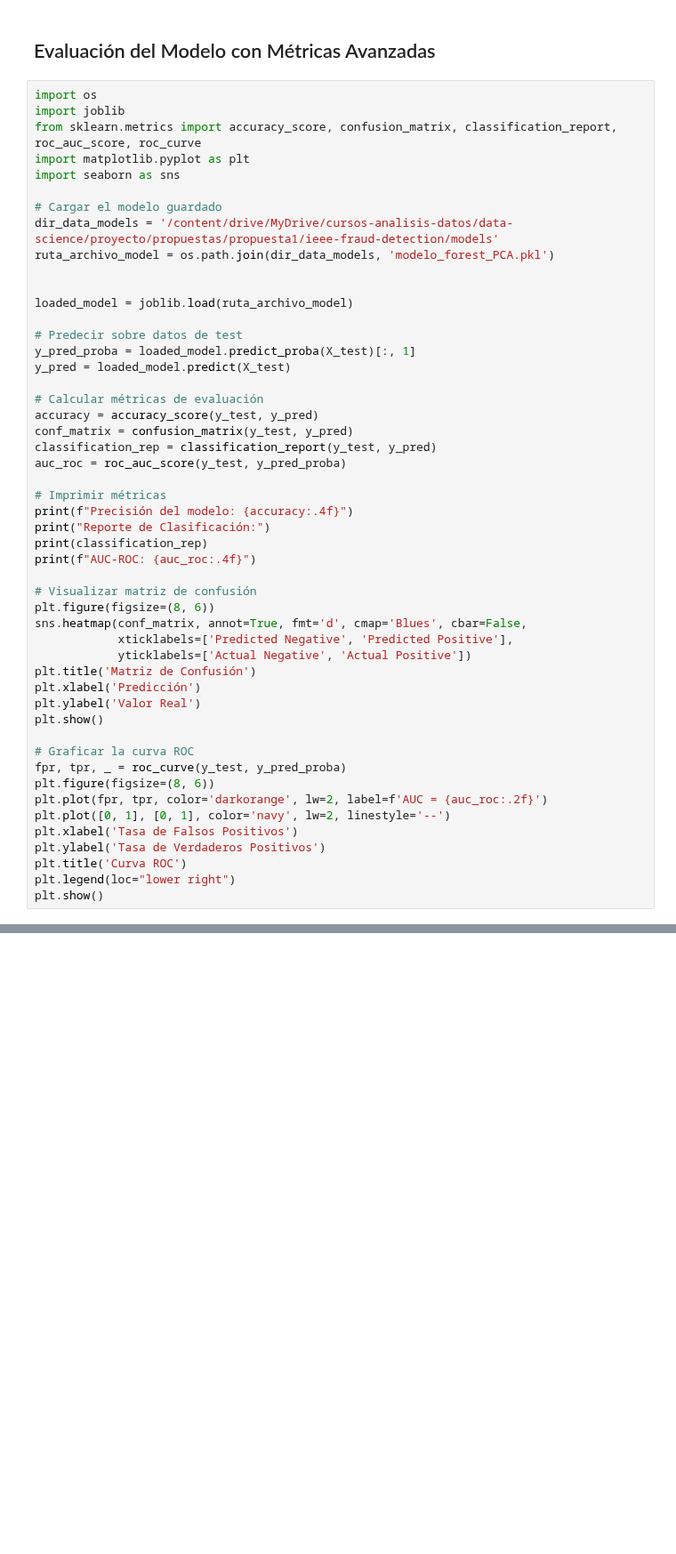
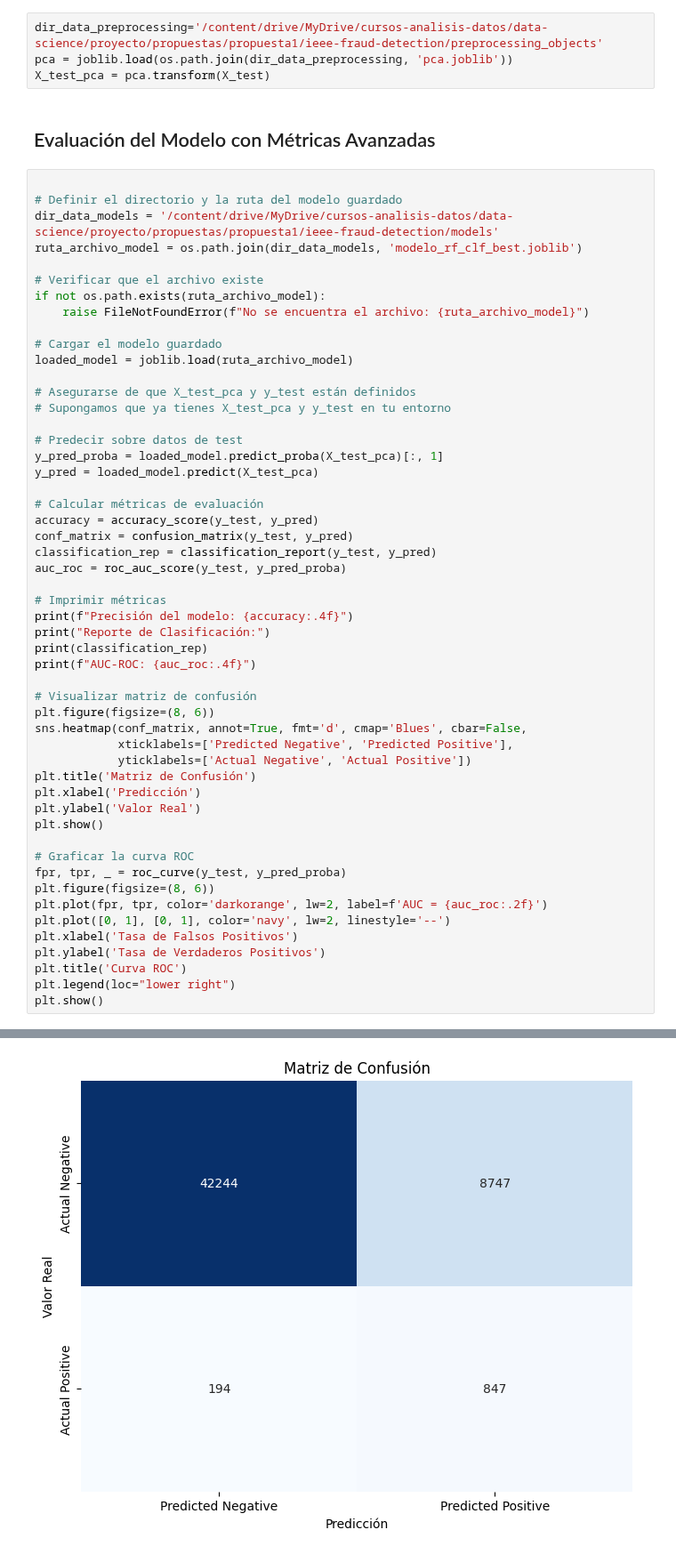
Before and after one commit to JRamos84/deteccion_fraude, a Jupyter notebook: notebooks/06_model_Evaluation_and_Validation.ipynb, the cells around one changed output, grey strips where cells are left out. Shown at 89% size. Cells and saved outputs as stored; diff of their text form; blank space fills up the shorter version.

Commit message:
buenos resultado con test - falta solo conclusion

```diff
--- a/notebooks/06_model_Evaluation_and_Validation.ipynb
+++ b/notebooks/06_model_Evaluation_and_Validation.ipynb
@@ -29,25 +32,31 @@ ruta_archivo_X_test = os.path.join(dir_data_processed, 'X_test_procesados.csv')
 ruta_archivo_y_test = os.path.join(dir_data_processed, 'y_test_procesados.csv')
 X_test= pd.read_csv(ruta_archivo_X_test)
 y_test= pd.read_csv(ruta_archivo_y_test)
+# %%
+dir_data_preprocessing='/content/drive/MyDrive/cursos-analisis-datos/data-science/proyecto/propuestas/propuesta1/ieee-fraud-detection/preprocessing_objects'
+pca = joblib.load(os.path.join(dir_data_preprocessing, 'pca.joblib'))
+X_test_pca = pca.transform(X_test)
 # %% [markdown]
 ## Evaluación del Modelo con Métricas Avanzadas
 # %%
-import os
-import joblib
-from sklearn.metrics import accuracy_score, confusion_matrix, classification_report, roc_auc_score, roc_curve
-import matplotlib.pyplot as plt
-import seaborn as sns
+
+# Definir el directorio y la ruta del modelo guardado
+dir_data_models = '/content/drive/MyDrive/cursos-analisis-datos/data-science/proyecto/propuestas/propuesta1/ieee-fraud-detection/models'
+ruta_archivo_model = os.path.join(dir_data_models, 'modelo_rf_clf_best.joblib')
+
+# Verificar que el archivo existe
+if not os.path.exists(ruta_archivo_model):
+    raise FileNotFoundError(f"No se encuentra el archivo: {ruta_archivo_model}")
 
 # Cargar el modelo guardado
-dir_data_models = '/content/drive/MyDrive/cursos-analisis-datos/data-science/proyecto/propuestas/propuesta1/ieee-fraud-detection/models'
-ruta_archivo_model = os.path.join(dir_data_models, 'modelo_forest_PCA.pkl')
-
-
 loaded_model = joblib.load(ruta_archivo_model)
 
+# Asegurarse de que X_test_pca y y_test están definidos
+# Supongamos que ya tienes X_test_pca y y_test en tu entorno
+
 # Predecir sobre datos de test
-y_pred_proba = loaded_model.predict_proba(X_test)[:, 1]
-y_pred = loaded_model.predict(X_test)
+y_pred_proba = loaded_model.predict_proba(X_test_pca)[:, 1]
+y_pred = loaded_model.predict(X_test_pca)
 
 # Calcular métricas de evaluación
 accuracy = accuracy_score(y_test, y_pred)
@@ -85,0 +106 @@ ValueError: X has 184 features, but RandomForestClassifier is expecting 26 featu
+[figure, added]
```
Also changed, not shown: parts of 3 cells of this notebook.
